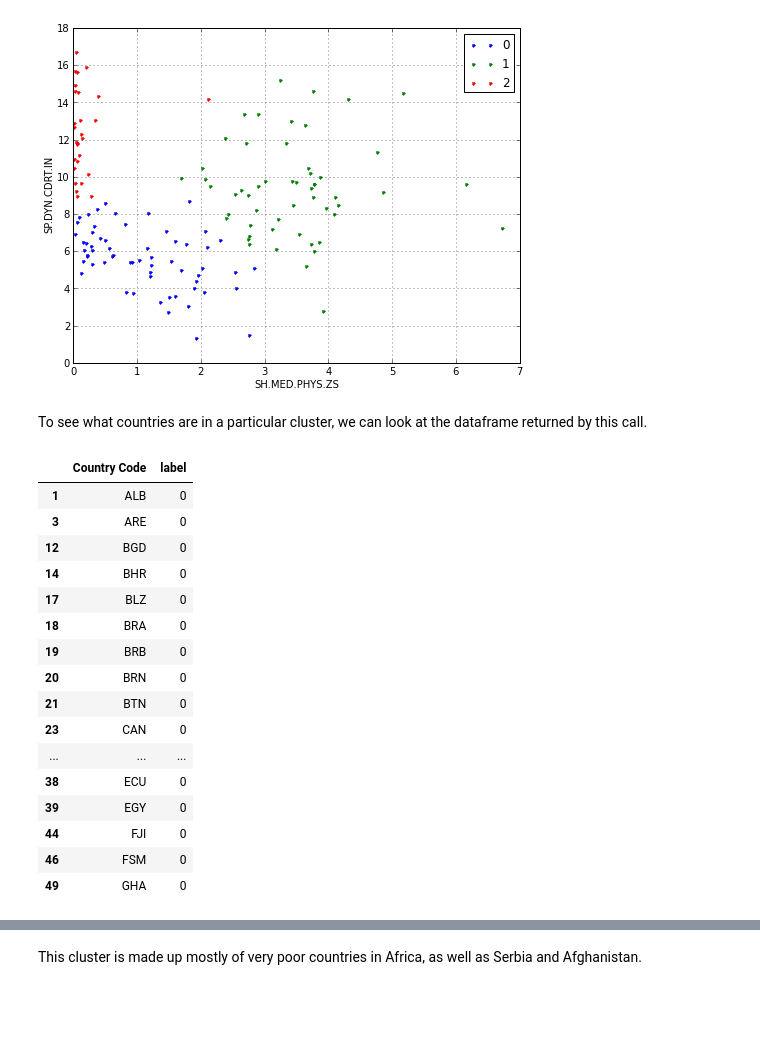
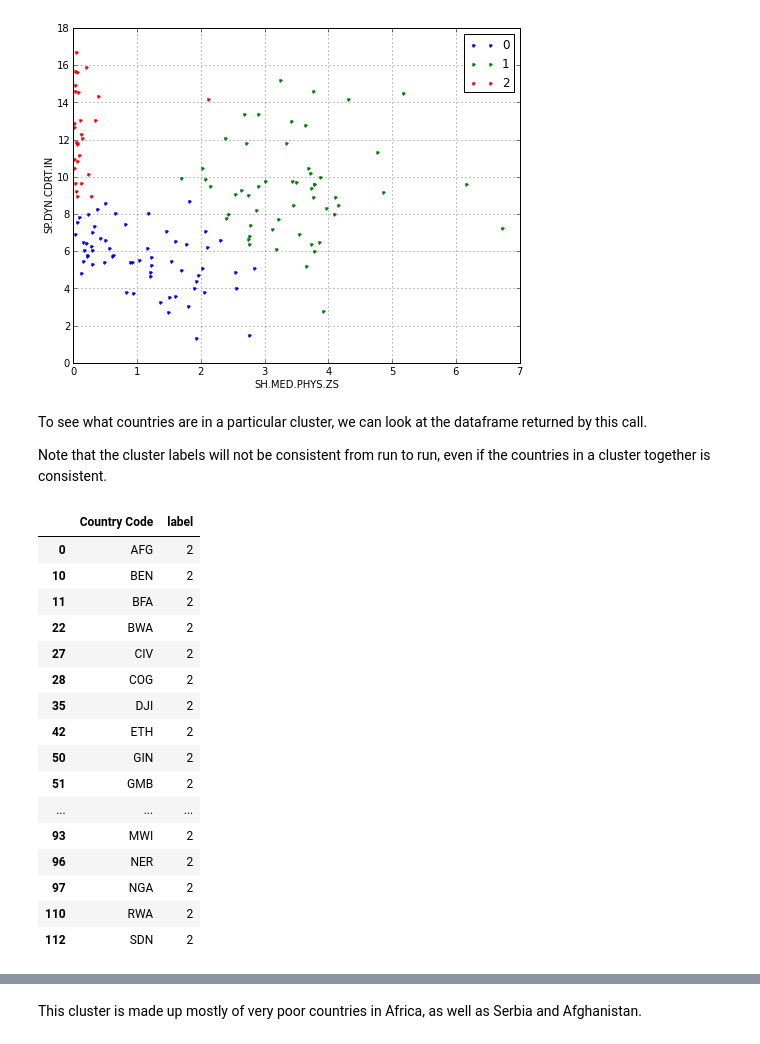
Before and after one commit to dennisobrien/GeneralAssemblyDataScience2013, a Jupyter notebook: HomeworkAssignment_05/ClusteringHealth.ipynb, the cells around one changed output, grey strips where cells are left out. Cells and saved outputs as stored; diff of their text form; code cells hidden in the pictures; blank space fills up the shorter version.

Commit message:
Fixed the section that describes the labels for a particular cluster. And made a note that the particular cluster labels can vary from run to run.

```diff
--- a/HomeworkAssignment_05/ClusteringHealth.ipynb
+++ b/HomeworkAssignment_05/ClusteringHealth.ipynb
@@ -265,24 +265,26 @@ fig, df_clusters = cluster_kmeans(df_2010_countries[['SH.MED.PHYS.ZS', 'SP.DYN.C
 [figure]
 # %% [markdown]
 To see what countries are in a particular cluster, we can look at the dataframe returned by this call.
+
+Note that the cluster labels will not be consistent from run to run, even if the countries in a cluster together is consistent.
 # %%
-df_clusters[df_clusters['label']==0].head(20)
+df_clusters[df_clusters['label']==2].head(20)
 # %% [output]
 |  | Country Code | label |
-| 1 | ALB | 0 |
-| 3 | ARE | 0 |
-| 12 | BGD | 0 |
-| 14 | BHR | 0 |
-| 17 | BLZ | 0 |
-| 18 | BRA | 0 |
-| 19 | BRB | 0 |
-| 20 | BRN | 0 |
-| 21 | BTN | 0 |
-| 23 | CAN | 0 |
+| 0 | AFG | 2 |
+| 10 | BEN | 2 |
+| 11 | BFA | 2 |
+| 22 | BWA | 2 |
+| 27 | CIV | 2 |
+| 28 | COG | 2 |
+| 35 | DJI | 2 |
+| 42 | ETH | 2 |
+| 50 | GIN | 2 |
+| 51 | GMB | 2 |
 | ... | ... | ... |
-| 38 | ECU | 0 |
-| 39 | EGY | 0 |
-| 44 | FJI | 0 |
-| 46 | FSM | 0 |
-| 49 | GHA | 0 |
+| 93 | MWI | 2 |
+| 96 | NER | 2 |
+| 97 | NGA | 2 |
+| 110 | RWA | 2 |
+| 112 | SDN | 2 |
 # %%
```
Also changed, not shown: parts of 1 cell of this notebook.
